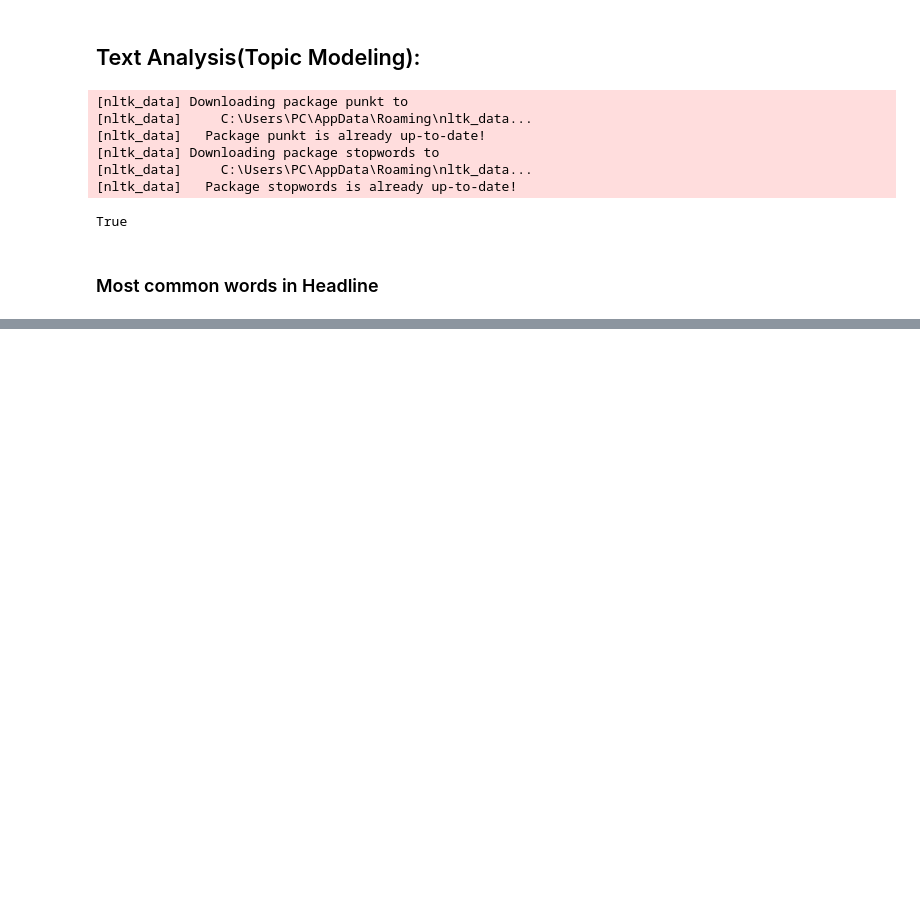
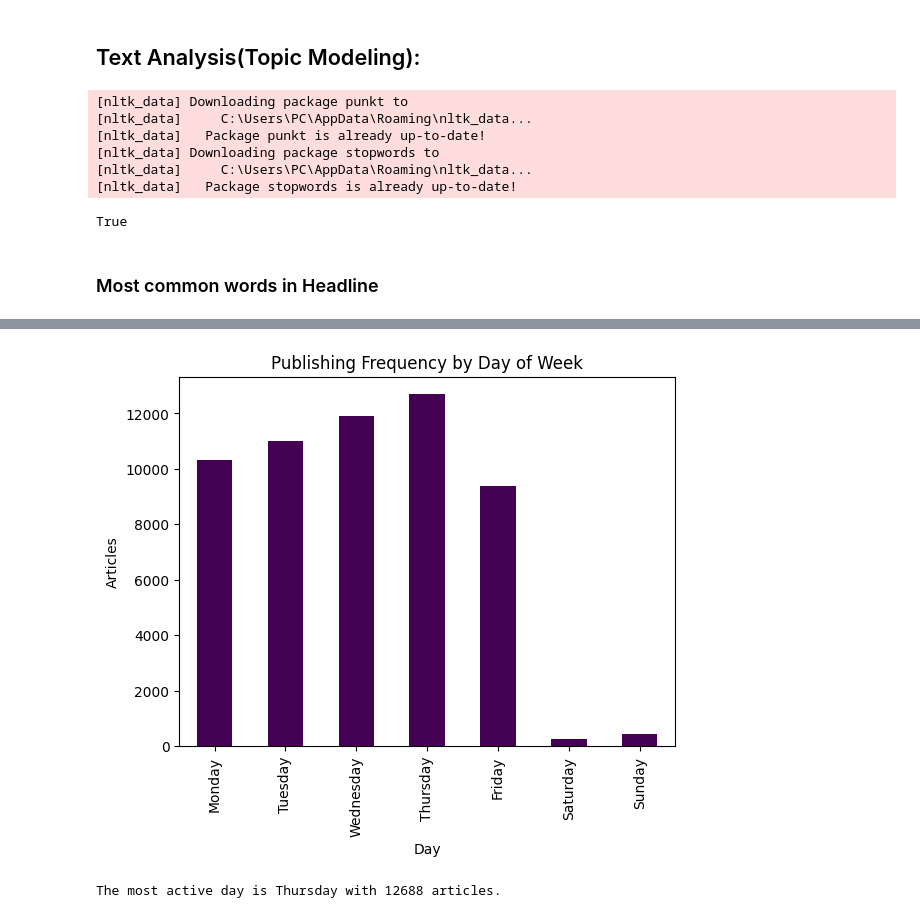
Before and after one commit to Aryam-21/Financial-News-and-Stock-Price-Analysis, a Jupyter notebook: notebooks/analysis_raw_ratings.ipynb, the cells around one changed output, grey strips where cells are left out. Drawn from its saved outputs; the diff is of its cells as text; code cells hidden in the pictures; blank space fills up the shorter version.

```diff
--- a/notebooks/analysis_raw_ratings.ipynb
+++ b/notebooks/analysis_raw_ratings.ipynb
@@ -86,0 +112,10 @@ pd.Series(filtered_words).value_counts()[:10]
+# %%
+weekly_count.reindex(["Monday", "Tuesday", "Wednesday", "Thursday", "Friday", "Saturday", "Sunday"]).plot(kind='bar', colormap='viridis')
+plt.title("Publishing Frequency by Day of Week")
+plt.xlabel("Day")
+plt.ylabel("Articles")
+plt.show()
+print(f"The most active day is {weekly_count.idxmax()} with {weekly_count.max()} articles.")
+# %% [output]
+[figure, added]
+The most active day is Thursday with 12688 articles.
```
Also changed, not shown: parts of 11 cells of this notebook.
